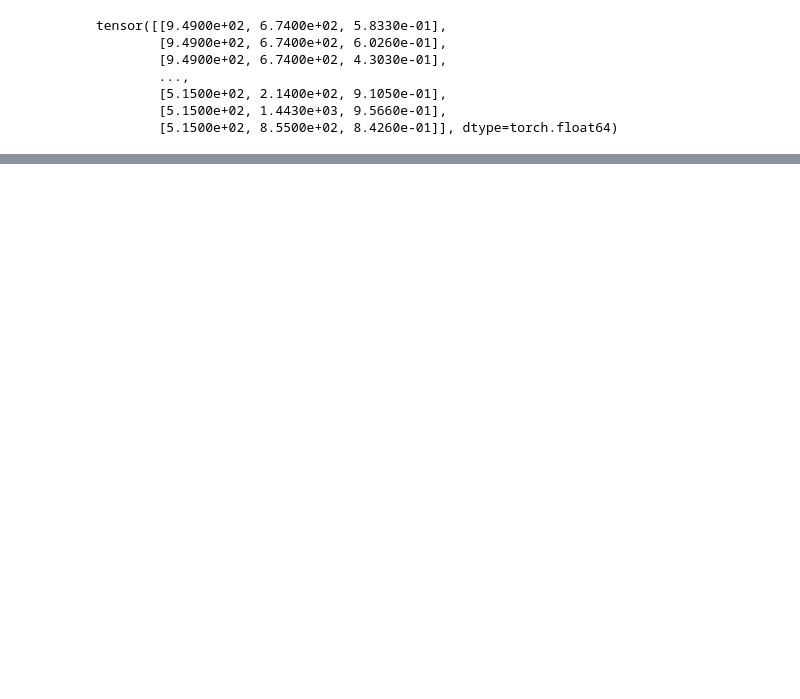
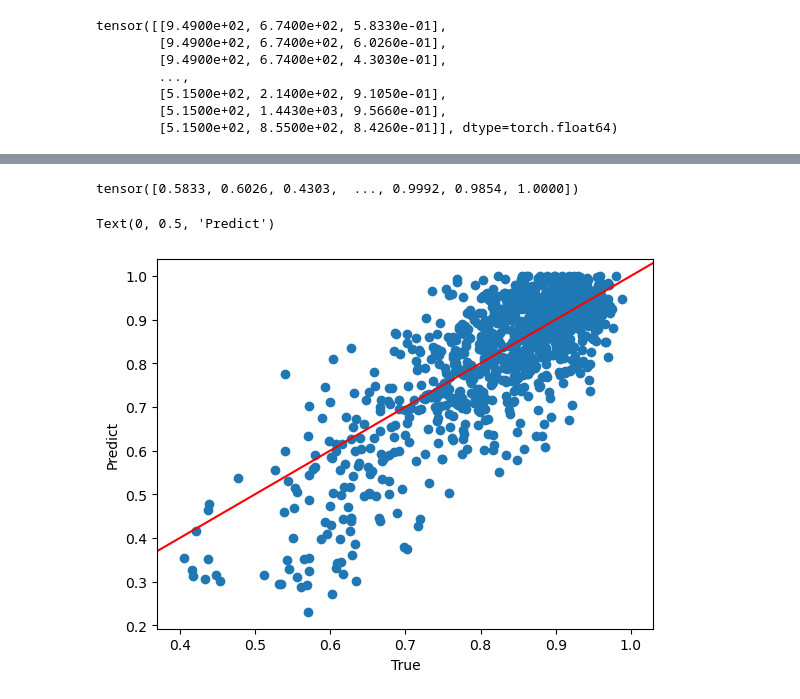
Before and after one commit to TianshuFeng/DrugCell, a Jupyter notebook: DrugCell_GDSC.ipynb, the cells around one changed output, grey strips where cells are left out. Drawn from its saved outputs; the diff is of its cells as text; code cells hidden in the pictures; blank space fills up the shorter version.

```diff
--- a/DrugCell_GDSC.ipynb
+++ b/DrugCell_GDSC.ipynb
@@ -1268,2 +1232,13 @@ class GDSCData(Dataset):
 
         return X, y
+# %%
+train_gdcs_idx = torch.unique(response_gdcs2[:,0], sorted=False)[:423]
+test_gdcs_idx = torch.unique(response_gdcs2[:,0], sorted=False)[423:]
+# %%
+gdsc_data = GDSCData(response_gdcs2, gdsc_tensor, drug_tensor)
+gdsc_data_train = GDSCData(response_gdcs2[torch.isin(response_gdcs2[:,0], train_gdcs_idx)].float(), gdsc_tensor, drug_tensor)
+gdsc_data_test = GDSCData(response_gdcs2[torch.isin(response_gdcs2[:,0], test_gdcs_idx)].float(), gdsc_tensor, drug_tensor)
+# %%
+train_loader = DataLoader(gdsc_data_train, batch_size=8192, shuffle=True)
+test_loader = DataLoader(gdsc_data_test, batch_size=8192, shuffle=False)
+(inputdata, response) = next(iter(test_loader))
@@ -1356,0 +1379,6 @@ for epoch in tepoch:
+# %%
+with torch.no_grad():
+    (inputdata, response) = next(iter(test_loader))
+    recon_mean, mu, log_var, aux_out_map, term_NN_out_map = model(inputdata.to(DEVICE))
+
+    mse_tmp_testing = F.mse_loss(recon_mean.detach().squeeze().cpu(), response.squeeze())
@@ -1356,0 +1399,12 @@ for epoch in tepoch:
+# %%
+response
+# %% [output]
+tensor([0.5833, 0.6026, 0.4303,  ..., 0.9992, 0.9854, 1.0000])
+# %%
+plt.scatter(recon_mean.cpu(), response)
+plt.axline((0.4, 0.4), (1,1), c='r')
+plt.xlabel('True')
+plt.ylabel('Predict')
+# %% [output]
+Text(0, 0.5, 'Predict')
+[figure, added]
```
Also changed, not shown: parts of 34 cells of this notebook, 1 other file.
